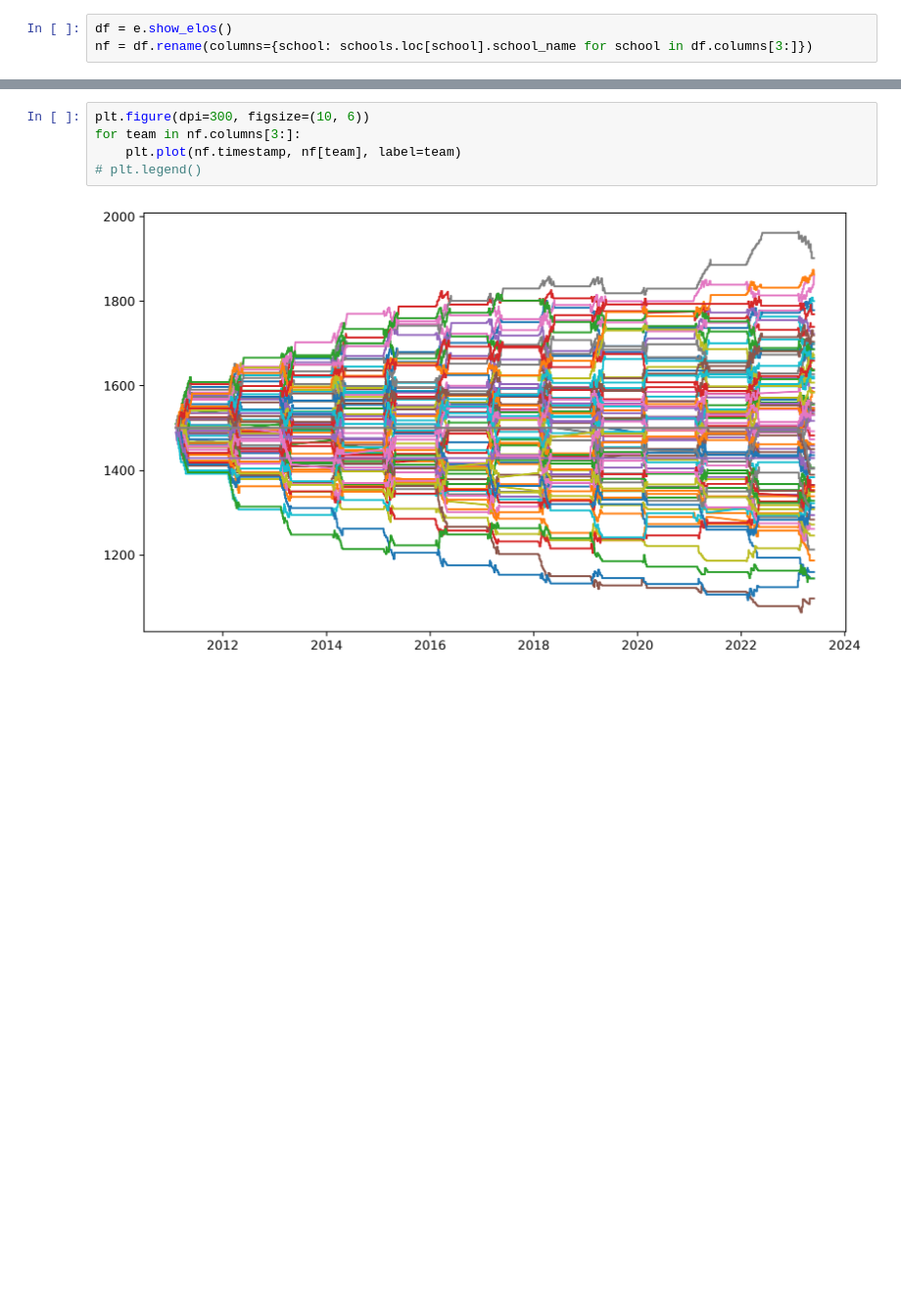
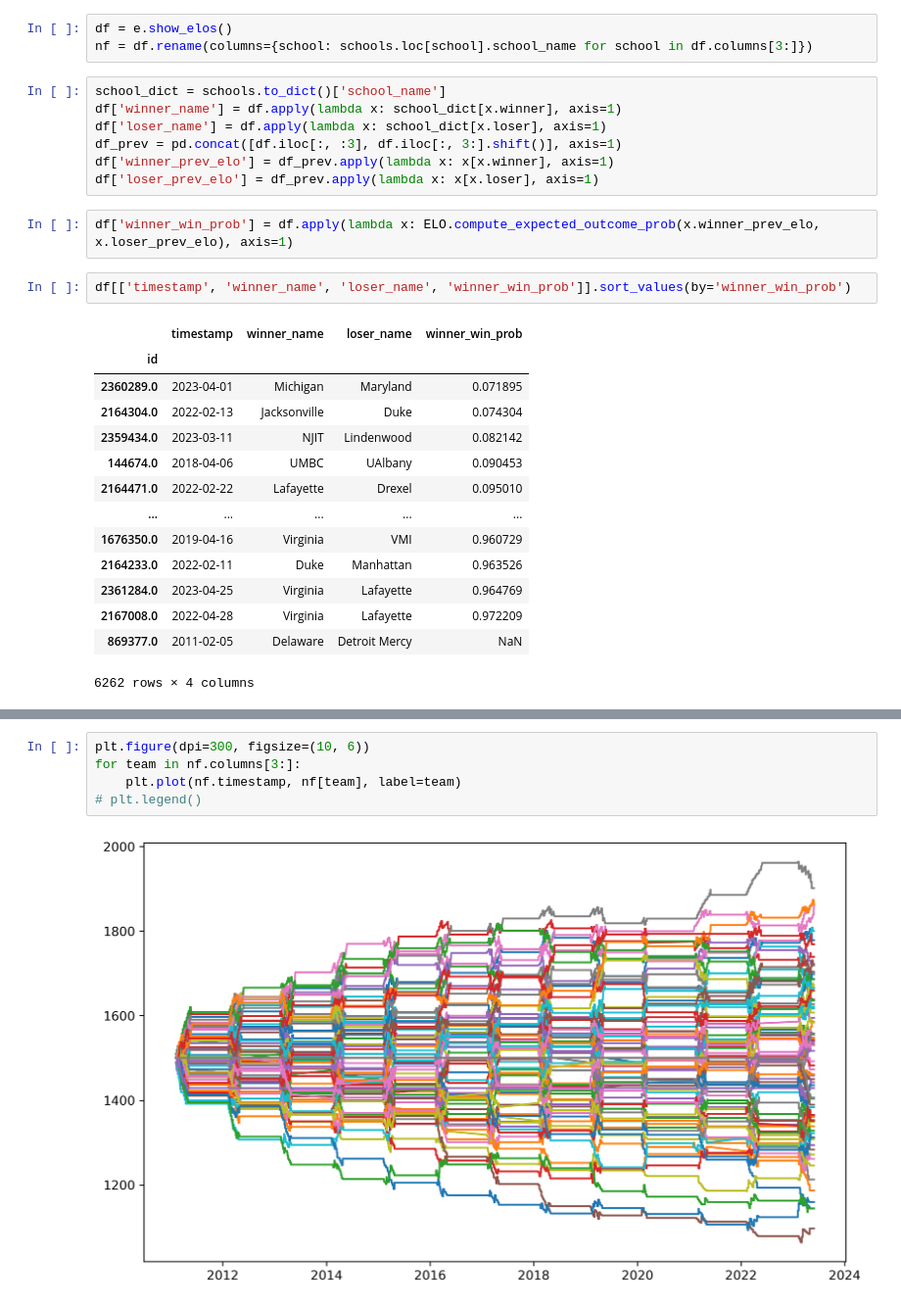
Before and after one commit to evanglas/lacrosse-analysis, a Jupyter notebook: elo_predictor.ipynb, the cells around one changed output, grey strips where cells are left out. Shown: that part at 98% size. Cells and saved outputs as stored; diff of their text form; blank space fills up the shorter version.

```diff
--- a/elo_predictor.ipynb
+++ b/elo_predictor.ipynb
@@ -144,3 +211,29 @@ e.show_elos()
 # %%
 df = e.show_elos()
 nf = df.rename(columns={school: schools.loc[school].school_name for school in df.columns[3:]})
+# %%
+school_dict = schools.to_dict()['school_name']
+df['winner_name'] = df.apply(lambda x: school_dict[x.winner], axis=1)
+df['loser_name'] = df.apply(lambda x: school_dict[x.loser], axis=1)
+df_prev = pd.concat([df.iloc[:, :3], df.iloc[:, 3:].shift()], axis=1)
+df['winner_prev_elo'] = df_prev.apply(lambda x: x[x.winner], axis=1)
+df['loser_prev_elo'] = df_prev.apply(lambda x: x[x.loser], axis=1)
+# %%
+df['winner_win_prob'] = df.apply(lambda x: ELO.compute_expected_outcome_prob(x.winner_prev_elo, x.loser_prev_elo), axis=1)
+# %%
+df[['timestamp', 'winner_name', 'loser_name', 'winner_win_prob']].sort_values(by='winner_win_prob')
+# %% [output]
+|  | timestamp | winner_name | loser_name | winner_win_prob |
+| id |  |  |  |  |
+| 2360289.0 | 2023-04-01 | Michigan | Maryland | 0.071895 |
+| 2164304.0 | 2022-02-13 | Jacksonville | Duke | 0.074304 |
+| 2359434.0 | 2023-03-11 | NJIT | Lindenwood | 0.082142 |
+| 144674.0 | 2018-04-06 | UMBC | UAlbany | 0.090453 |
+| 2164471.0 | 2022-02-22 | Lafayette | Drexel | 0.095010 |
+| ... | ... | ... | ... | ... |
+| 1676350.0 | 2019-04-16 | Virginia | VMI | 0.960729 |
+| 2164233.0 | 2022-02-11 | Duke | Manhattan | 0.963526 |
+| 2361284.0 | 2023-04-25 | Virginia | Lafayette | 0.964769 |
+| 2167008.0 | 2022-04-28 | Virginia | Lafayette | 0.972209 |
+| 869377.0 | 2011-02-05 | Delaware | Detroit Mercy | NaN |
+6262 rows × 4 columns
```
Also changed, not shown: parts of 12 cells of this notebook.
